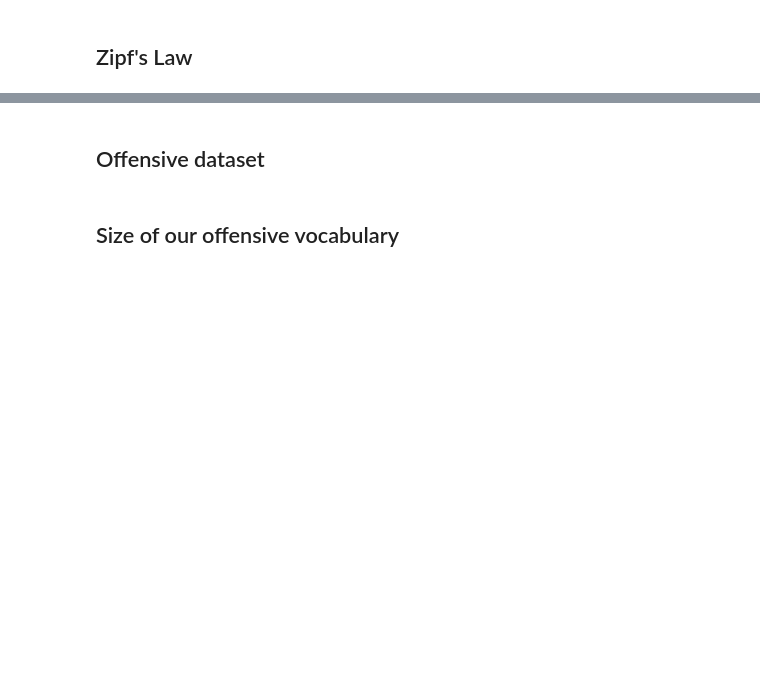
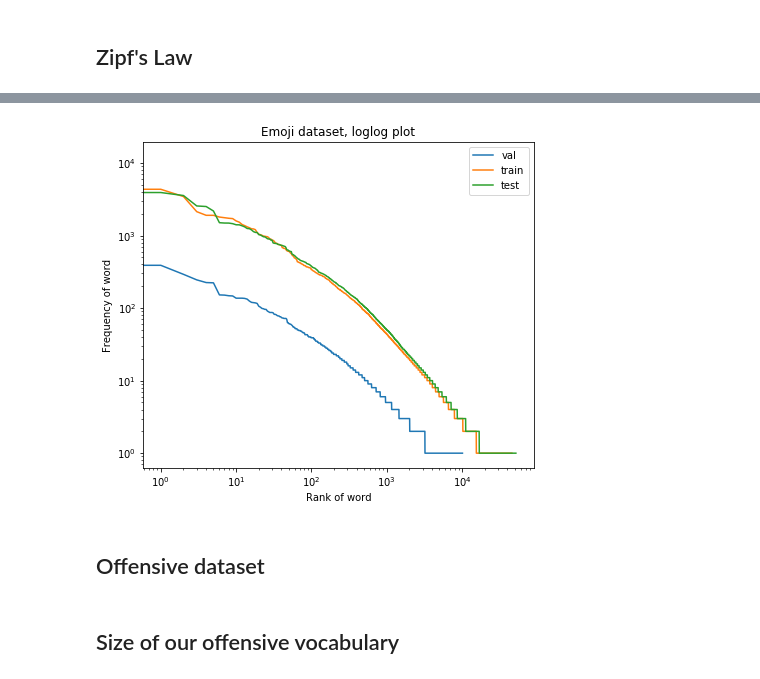
Before and after one commit to yasminsarkhosh/fyp2021p04g04, a Jupyter notebook: Final.ipynb, the cells around one changed output, grey strips where cells are left out. Cells and saved outputs as stored; diff of their text form; code cells hidden in the pictures; blank space fills up the shorter version.

```diff
--- a/Final.ipynb
+++ b/Final.ipynb
@@ -375,33 +534,35 @@ axes.set_xlabel('Words');
 # %%
 # Getting dict, sorted with most common words as idx 0.
 m1 = most_common_words(emoji_freq_words_val)
 m2 = most_common_words(emoji_freq_words_train)
 m3 = most_common_words(emoji_freq_words_test)
 
 # Generating x and y values for loglog plot
 y1 = m1.values()
 x1 = [i for i in range(0,len(y1))]
 y2 = m2.values()
 x2 = [i for i in range(0,len(y2))]
 y3 = m3.values()
 x3 = [i for i in range(0,len(y3))]
 
 # Size of fig
 plt.figure(figsize = (7,6))
 
 # Plot and labeling
-plt.loglog(x1, y1, label="val")
-plt.loglog(x2, y2, label="train")
-plt.loglog(x3, y3, label="test")
+plt.loglog(x1, list(y1), label="val")
+plt.loglog(x2, list(y2), label="train")
+plt.loglog(x3, list(y3), label="test")
 
 # Labeling axis
 plt.xlabel("Rank of word")
 plt.ylabel("Frequency of word")
 plt.title("Emoji dataset, loglog plot")
 
 # Plotting
 plt.legend()
 plt.show()
+# %% [output]
+[figure, added]
 # %% [markdown]
 ## Offensive dataset
 # %% [markdown]
```
Also changed, not shown: parts of 36 cells of this notebook.
